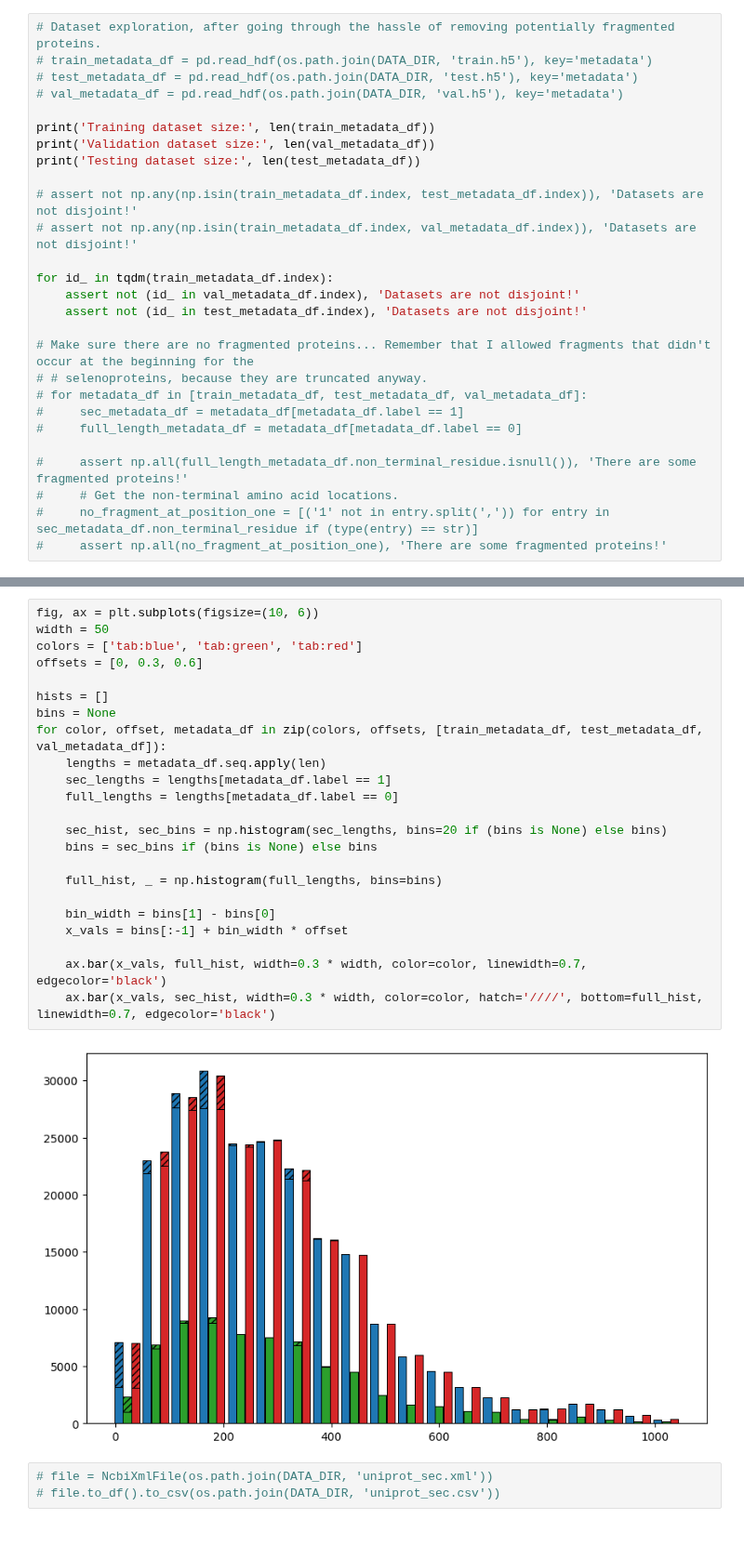
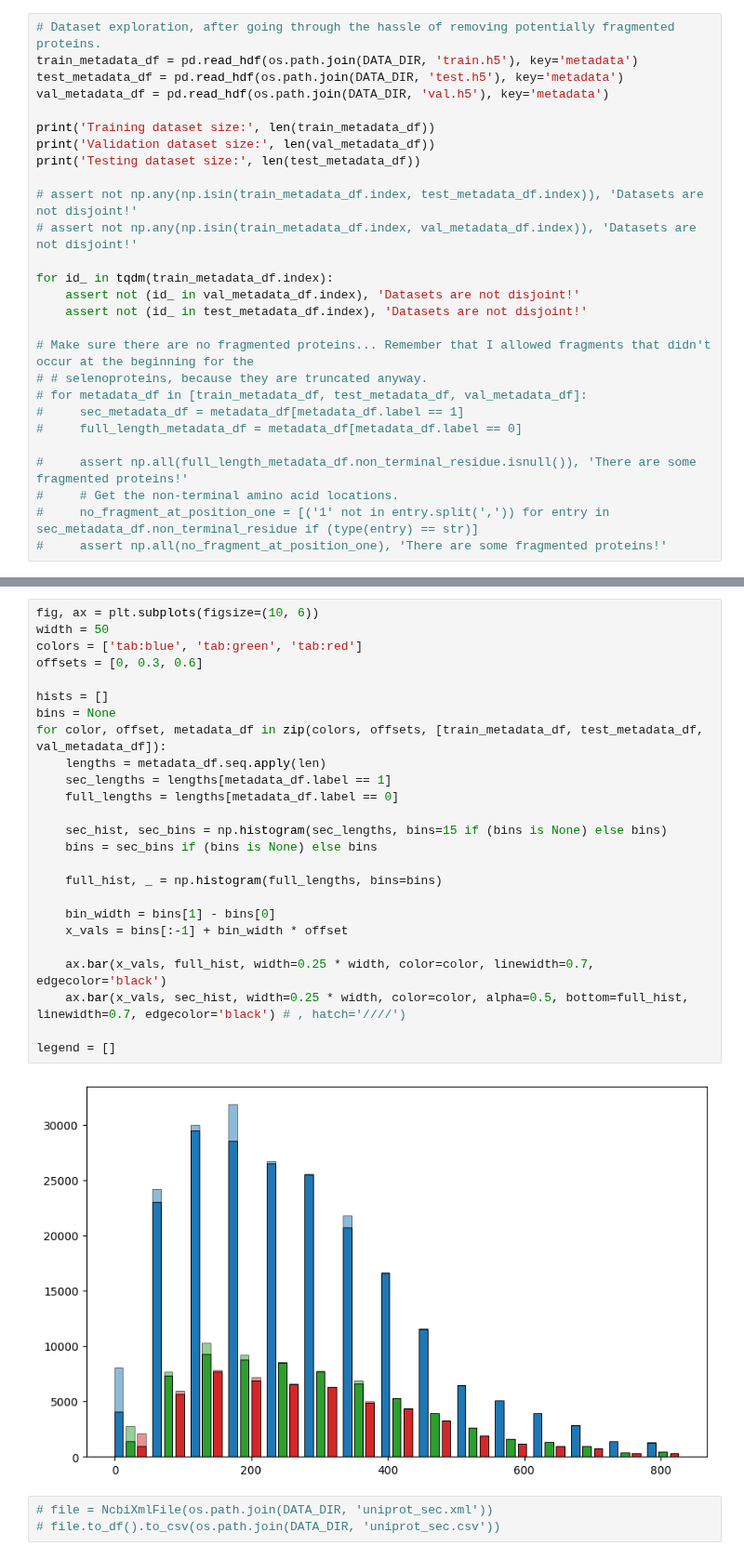
Before and after one commit to pipparichter/selenobot, a Jupyter notebook: notebooks/sandbox.ipynb, the cells around one changed output, grey strips where cells are left out. Shown at 93% size. Drawn from its saved outputs; the diff is of its cells as text.

```diff
--- a/notebooks/sandbox.ipynb
+++ b/notebooks/sandbox.ipynb
@@ -33,8 +36,8 @@ SCRIPTS_DIR = os.path.join(ROOT_DIR, 'scripts') # Get the path where results are
 # %%
 # Dataset exploration, after going through the hassle of removing potentially fragmented proteins.
-# train_metadata_df = pd.read_hdf(os.path.join(DATA_DIR, 'train.h5'), key='metadata')
-# test_metadata_df = pd.read_hdf(os.path.join(DATA_DIR, 'test.h5'), key='metadata')
-# val_metadata_df = pd.read_hdf(os.path.join(DATA_DIR, 'val.h5'), key='metadata')
+train_metadata_df = pd.read_hdf(os.path.join(DATA_DIR, 'train.h5'), key='metadata')
+test_metadata_df = pd.read_hdf(os.path.join(DATA_DIR, 'test.h5'), key='metadata')
+val_metadata_df = pd.read_hdf(os.path.join(DATA_DIR, 'val.h5'), key='metadata')
 
 print('Training dataset size:', len(train_metadata_df))
 print('Validation dataset size:', len(val_metadata_df))
@@ -64,28 +67,30 @@ Testing dataset size: 69775
 # %%
 fig, ax = plt.subplots(figsize=(10, 6))
 width = 50
 colors = ['tab:blue', 'tab:green', 'tab:red']
 offsets = [0, 0.3, 0.6]
 
 hists = []
 bins = None
 for color, offset, metadata_df in zip(colors, offsets, [train_metadata_df, test_metadata_df, val_metadata_df]):
     lengths = metadata_df.seq.apply(len)
     sec_lengths = lengths[metadata_df.label == 1]
     full_lengths = lengths[metadata_df.label == 0]
 
-    sec_hist, sec_bins = np.histogram(sec_lengths, bins=20 if (bins is None) else bins)
+    sec_hist, sec_bins = np.histogram(sec_lengths, bins=15 if (bins is None) else bins)
     bins = sec_bins if (bins is None) else bins
 
     full_hist, _ = np.histogram(full_lengths, bins=bins)
 
     bin_width = bins[1] - bins[0]
     x_vals = bins[:-1] + bin_width * offset
 
-    ax.bar(x_vals, full_hist, width=0.3 * width, color=color, linewidth=0.7, edgecolor='black')
-    ax.bar(x_vals, sec_hist, width=0.3 * width, color=color, hatch='////', bottom=full_hist, linewidth=0.7, edgecolor='black')
+    ax.bar(x_vals, full_hist, width=0.25 * width, color=color, linewidth=0.7, edgecolor='black')
+    ax.bar(x_vals, sec_hist, width=0.25 * width, color=color, alpha=0.5, bottom=full_hist, linewidth=0.7, edgecolor='black') # , hatch='////')
+
+legend = []
 # %% [output]
-[figure, old version]
+[figure, new version]
 # %%
 # file = NcbiXmlFile(os.path.join(DATA_DIR, 'uniprot_sec.xml'))
 # file.to_df().to_csv(os.path.join(DATA_DIR, 'uniprot_sec.csv'))
```
Also changed, not shown: parts of 8 cells of this notebook, 6 other files.
